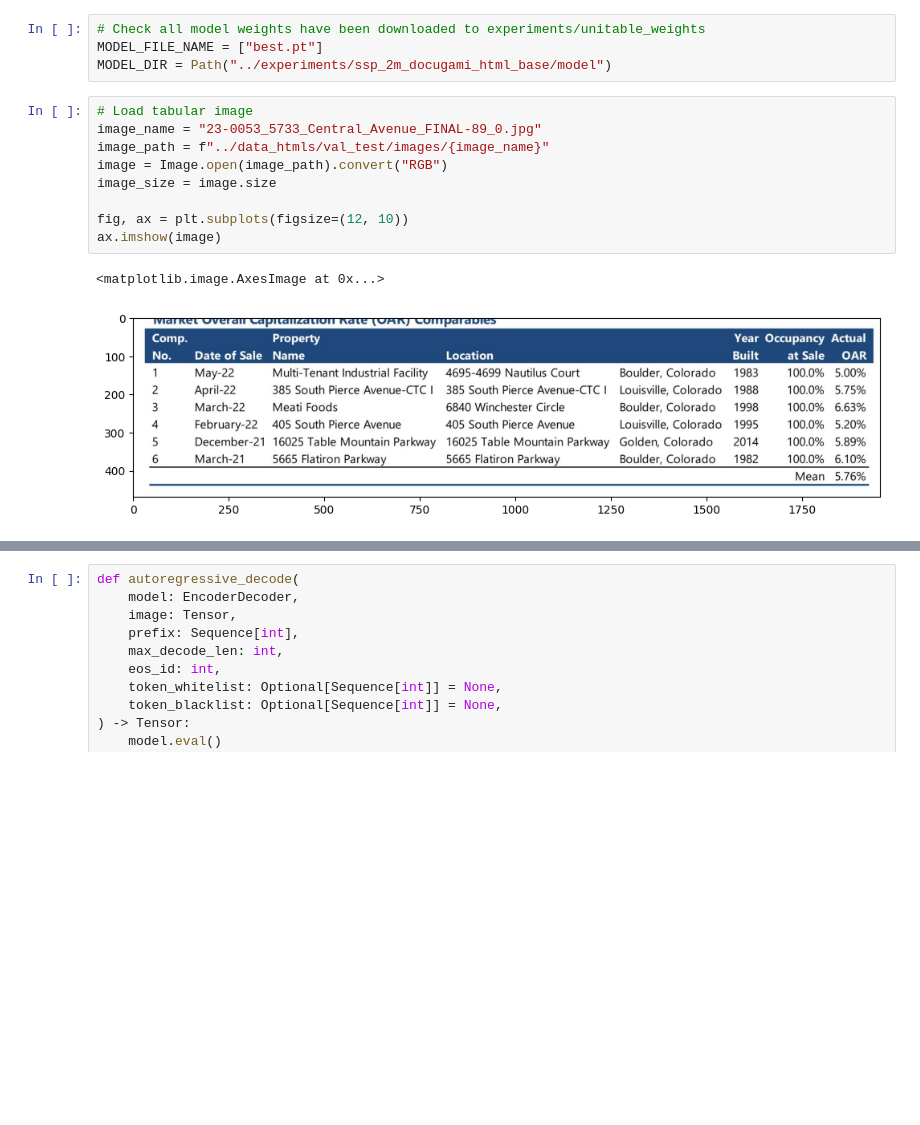
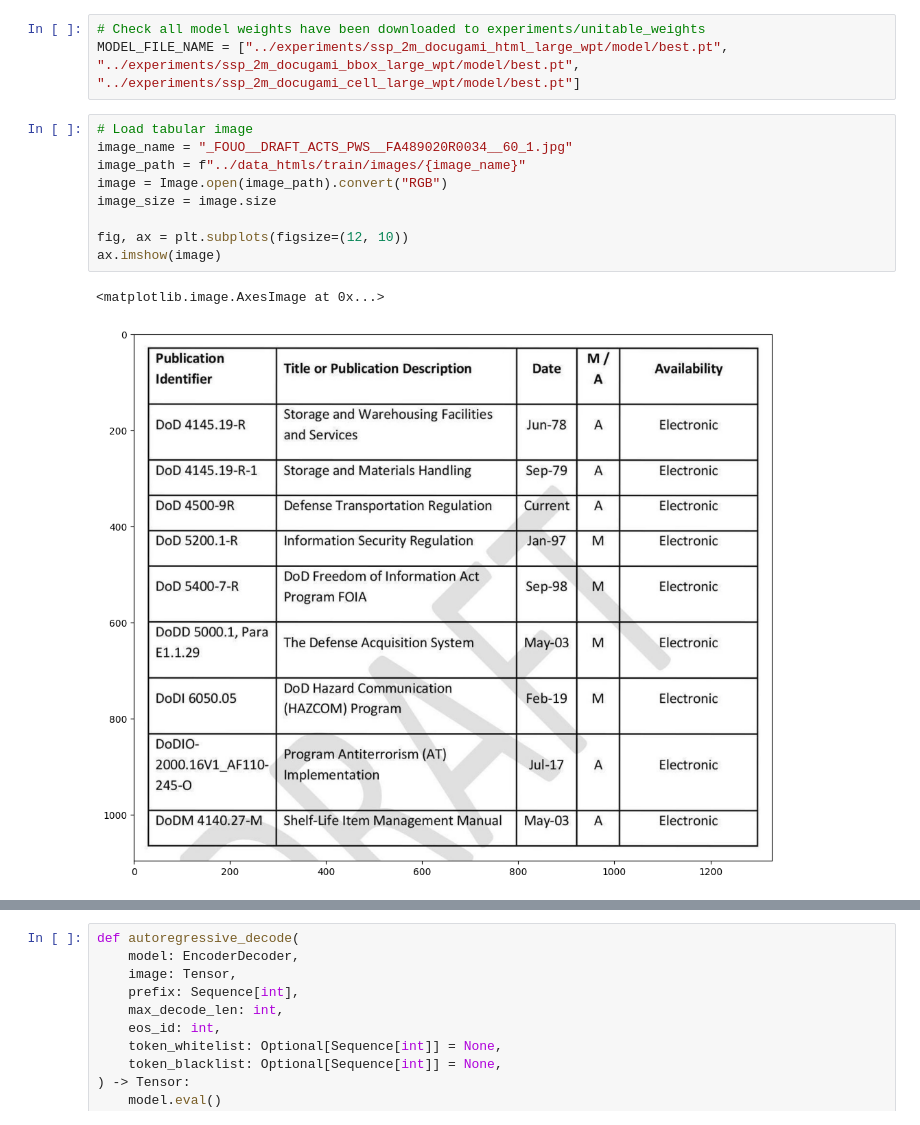
Before and after one commit to thomasgegout/unitable, a Jupyter notebook: notebooks/docugami_model_test.ipynb, the cells around one changed output, grey strips where cells are left out. Saved outputs shown, nothing was run; the diff lists cells and outputs as text; blank space fills up the shorter version.

Commit message:
tests of finetuned models in jupyter notebooks

```diff
--- a/notebooks/docugami_model_test.ipynb
+++ b/notebooks/docugami_model_test.ipynb
@@ -35,19 +33,18 @@ The autoreload extension is already loaded. To reload it, use:
 # %%
 # Check all model weights have been downloaded to experiments/unitable_weights
-MODEL_FILE_NAME = ["best.pt"]
-MODEL_DIR = Path("../experiments/ssp_2m_docugami_html_base/model")
+MODEL_FILE_NAME = ["../experiments/ssp_2m_docugami_html_large_wpt/model/best.pt", "../experiments/ssp_2m_docugami_bbox_large_wpt/model/best.pt", "../experiments/ssp_2m_docugami_cell_large_wpt/model/best.pt"]
 # %%
 # Load tabular image
-image_name = "23-0053_5733_Central_Avenue_FINAL-89_0.jpg"
-image_path = f"../data_htmls/val_test/images/{image_name}"
+image_name = "_FOUO__DRAFT_ACTS_PWS__FA489020R0034__60_1.jpg"
+image_path = f"../data_htmls/train/images/{image_name}"
 image = Image.open(image_path).convert("RGB")
 image_size = image.size
 
 fig, ax = plt.subplots(figsize=(12, 10))
 ax.imshow(image)
 # %% [output]
 <matplotlib.image.AxesImage at 0x...>
-[figure, old version]
+[figure, new version]
 # %%
 # UniTable large model
 d_model = 768
```
Also changed, not shown: parts of 11 cells of this notebook, 8 other files.
